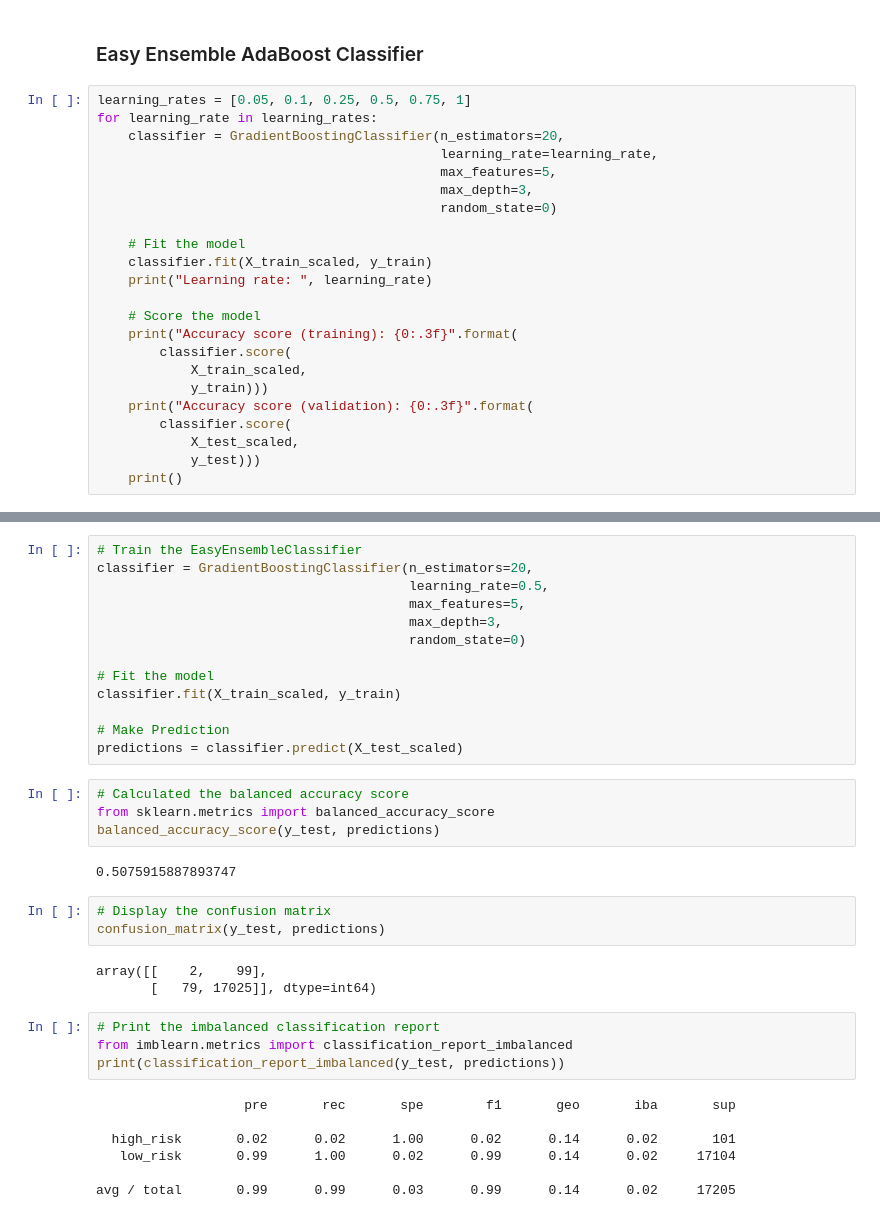
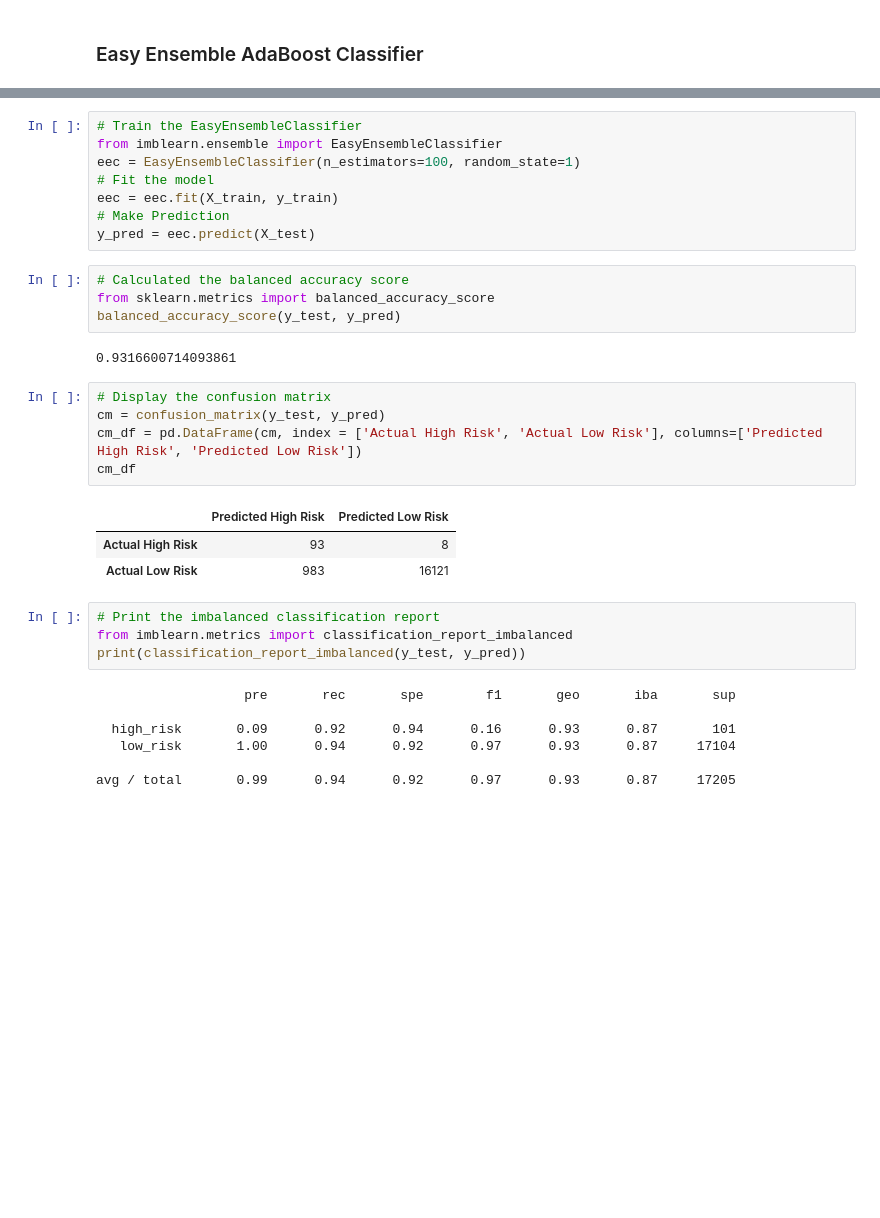
Before and after one commit to austenmarden/credit_risk_analysis, a Jupyter notebook: credit_risk_ensemble.ipynb, the cells around one changed output, grey strips where cells are left out. Cells and saved outputs as stored; diff of their text form; blank space fills up the shorter version.

```diff
--- a/credit_risk_ensemble.ipynb
+++ b/credit_risk_ensemble.ipynb
@@ -194,23 +187,0 @@ sorted(zip(rf_model.feature_importances_, X.columns), reverse=True)
-# %%
-learning_rates = [0.05, 0.1, 0.25, 0.5, 0.75, 1]
-for learning_rate in learning_rates:
-    classifier = GradientBoostingClassifier(n_estimators=20,
-                                            learning_rate=learning_rate,
-                                            max_features=5,
-                                            max_depth=3,
-                                            random_state=0)
-
-    # Fit the model
-    classifier.fit(X_train_scaled, y_train)
-    print("Learning rate: ", learning_rate)
-
-    # Score the model
-    print("Accuracy score (training): {0:.3f}".format(
-        classifier.score(
-            X_train_scaled,
-            y_train)))
-    print("Accuracy score (validation): {0:.3f}".format(
-        classifier.score(
-            X_test_scaled,
-            y_test)))
-    print()
@@ -235,36 +188,34 @@ Accuracy score (validation): 0.994
 # %%
 # Train the EasyEnsembleClassifier
-classifier = GradientBoostingClassifier(n_estimators=20,
-                                        learning_rate=0.5,
-                                        max_features=5,
-                                        max_depth=3,
-                                        random_state=0)
-
+from imblearn.ensemble import EasyEnsembleClassifier
+eec = EasyEnsembleClassifier(n_estimators=100, random_state=1)
 # Fit the model
-classifier.fit(X_train_scaled, y_train)
-
+eec = eec.fit(X_train, y_train)
 # Make Prediction
-predictions = classifier.predict(X_test_scaled)
+y_pred = eec.predict(X_test)
 # %%
 # Calculated the balanced accuracy score
 from sklearn.metrics import balanced_accuracy_score
-balanced_accuracy_score(y_test, predictions)
+balanced_accuracy_score(y_test, y_pred)
 # %% [output]
-0.5075915887893747
+0.9316600714093861
-# %%
-# Display the confusion matrix
-confusion_matrix(y_test, predictions)
-# %% [output]
-array([[    2,    99],
-       [   79, 17025]], dtype=int64)
+# %%
+# Display the confusion matrix
+cm = confusion_matrix(y_test, y_pred)
+cm_df = pd.DataFrame(cm, index = ['Actual High Risk', 'Actual Low Risk'], columns=['Predicted High Risk', 'Predicted Low Risk'])
+cm_df
+# %% [output]
+|  | Predicted High Risk | Predicted Low Risk |
+| Actual High Risk | 93 | 8 |
+| Actual Low Risk | 983 | 16121 |
 # %%
 # Print the imbalanced classification report
 from imblearn.metrics import classification_report_imbalanced
-print(classification_report_imbalanced(y_test, predictions))
+print(classification_report_imbalanced(y_test, y_pred))
 # %% [output]
                    pre       rec       spe        f1       geo       iba       sup
 
-  high_risk       0.02      0.02      1.00      0.02      0.14      0.02       101
-   low_risk       0.99      1.00      0.02      0.99      0.14      0.02     17104
+  high_risk       0.09      0.92      0.94      0.16      0.93      0.87       101
+   low_risk       1.00      0.94      0.92      0.97      0.93      0.87     17104
 
-avg / total       0.99      0.99      0.03      0.99      0.14      0.02     17205
+avg / total       0.99      0.94      0.92      0.97      0.93      0.87     17205
```
Also changed, not shown: parts of 8 cells of this notebook, 9 other files.
